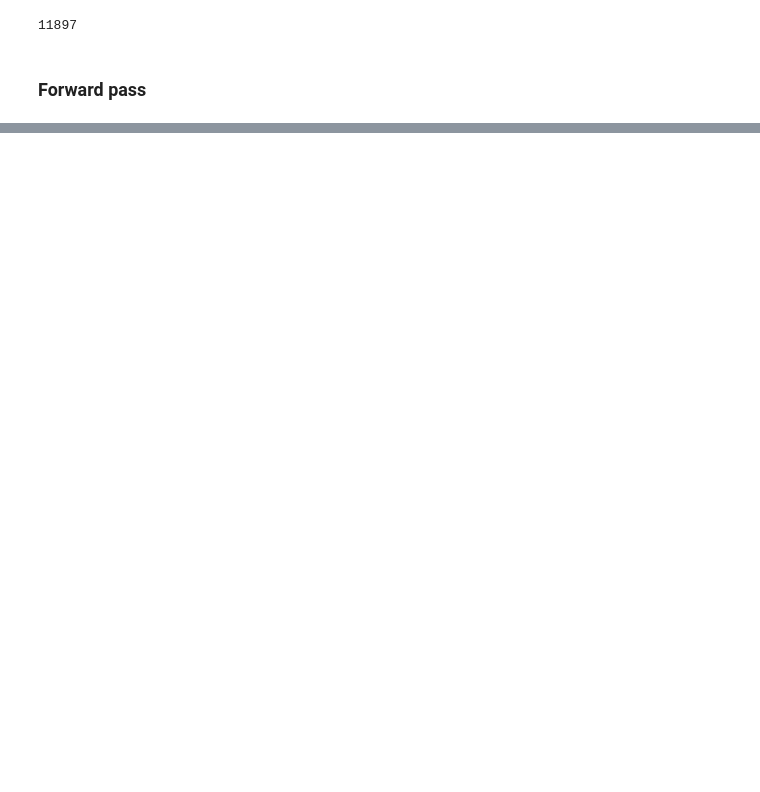
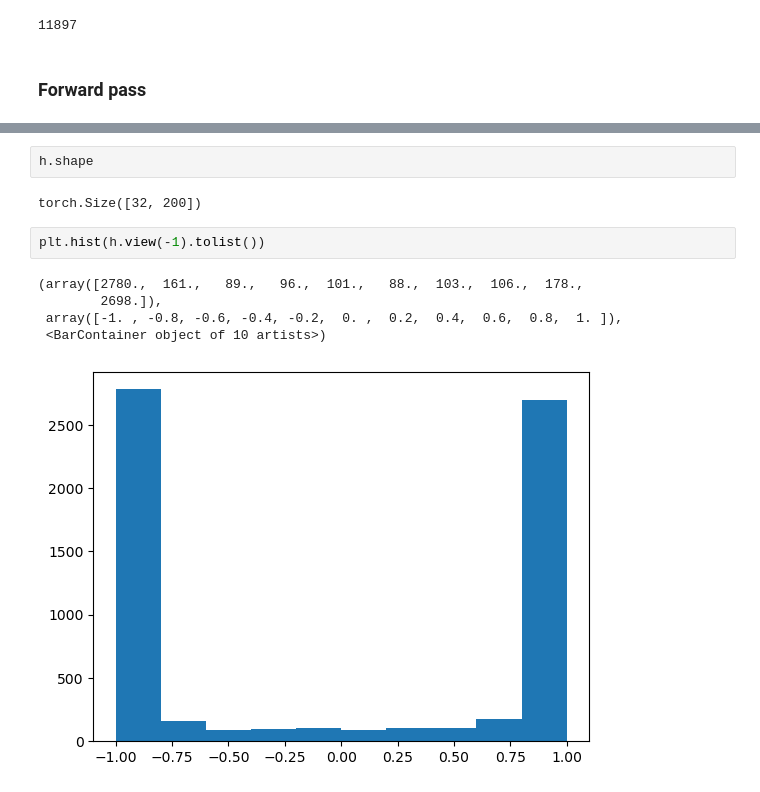
Before and after one commit to oshanmodi/replicate, a Jupyter notebook: notebooks/BuildingMakeMore_L3_notebook.ipynb, the cells around one changed output, grey strips where cells are left out. Saved outputs shown, nothing was run; the diff lists cells and outputs as text; blank space fills up the shorter version.

```diff
--- a/notebooks/BuildingMakeMore_L3_notebook.ipynb
+++ b/notebooks/BuildingMakeMore_L3_notebook.ipynb
@@ -147,3 +132,15 @@ for i in range(max_steps):
+# %%
+h.shape
+# %% [output]
+torch.Size([32, 200])
+# %%
+plt.hist(h.view(-1).tolist())
+# %% [output]
+(array([2780.,  161.,   89.,   96.,  101.,   88.,  103.,  106.,  178.,
+        2698.]),
+ array([-1. , -0.8, -0.6, -0.4, -0.2,  0. ,  0.2,  0.4,  0.6,  0.8,  1. ]),
+ <BarContainer object of 10 artists>)
+[figure, added]
 # %%
 @torch.no_grad() # decorator to disable gradient tracking.
 def split_loss(split):
```
Also changed, not shown: parts of 7 cells of this notebook.
